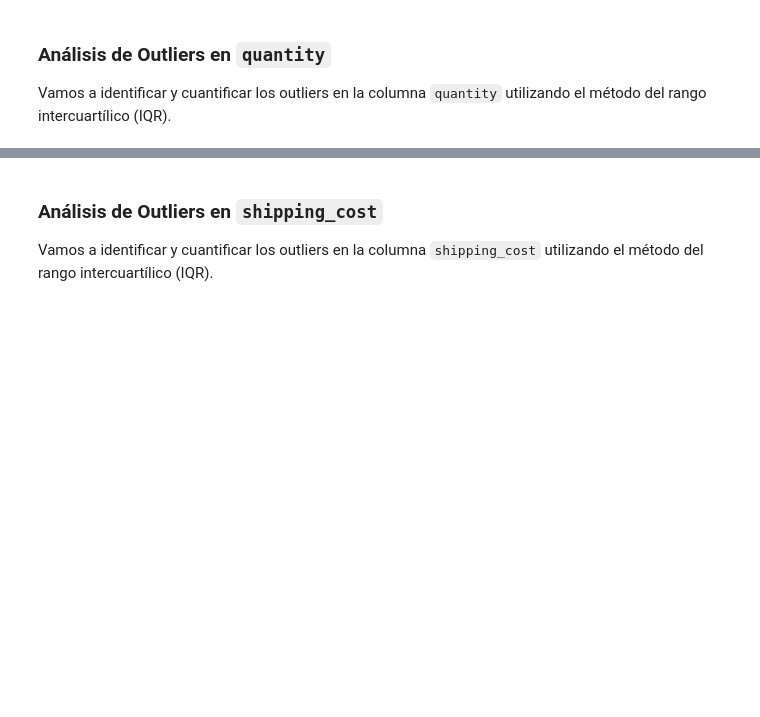
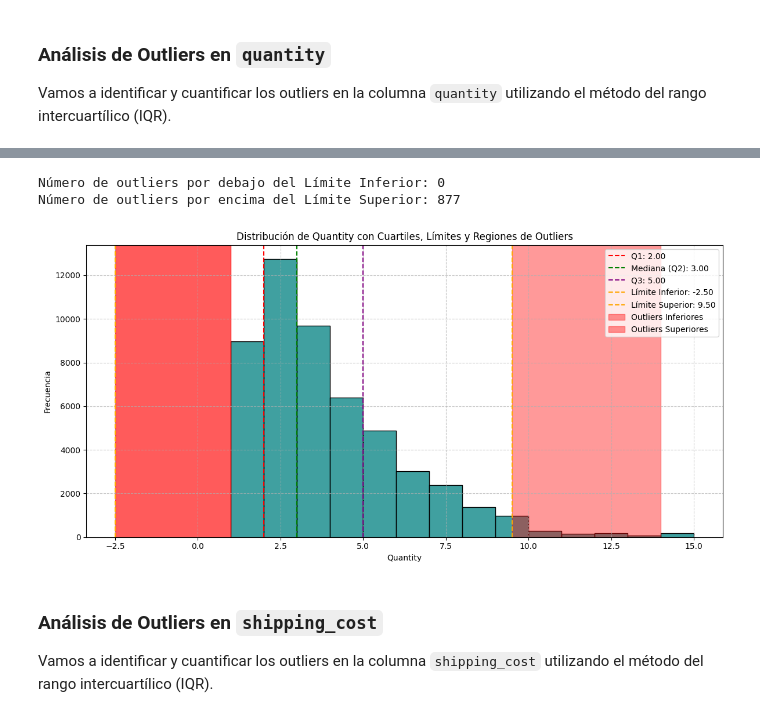
Before and after one commit to DAGP1145/MineriaDeDatos2, a Jupyter notebook: Dataset.ipynb, the cells around one changed output, grey strips where cells are left out. Cells and saved outputs as stored; diff of their text form; code cells hidden in the pictures; blank space fills up the shorter version.

```diff
--- a/Dataset.ipynb
+++ b/Dataset.ipynb
@@ -888,6 +1001,48 @@ Primeras 10 filas de outliers por quantity:
 | 252 | CA-2011-146591 | 2011-01-20 | 2011-01-21 | First Class | Toby Swindell | Consumer | Arizona | United States | US | ... |
 | 313 | IN-2011-85459 | 2011-01-24 | 2011-01-30 | Standard Class | Jill Matthias | Consumer | Wellington | New Zealand | APAC | ... |
 | 333 | ES-2011-3746760 | 2011-01-25 | 2011-02-01 | Standard Class | Filia McAdams | Corporate | North Rhine-Westphalia | Germany | EU | ... |
+# %%
+# --- Distribución y Outliers de 'quantity' ---
+Q2_quantity = df_borrador['quantity'].median()
+
+# Calcular outliers por debajo y por encima de los límites
+outliers_below_lower_quantity = df_borrador[df_borrador['quantity'] < lower_bound_quantity]
+outliers_above_upper_quantity = df_borrador[df_borrador['quantity'] > upper_bound_quantity]
+
+print(f"\nNúmero de outliers por debajo del Límite Inferior: {len(outliers_below_lower_quantity)}")
+print(f"Número de outliers por encima del Límite Superior: {len(outliers_above_upper_quantity)}")
+
+plt.figure(figsize=(12, 6))
+sns.histplot(df_borrador['quantity'], bins=range(int(df_borrador['quantity'].min()), int(df_borrador['quantity'].max()) + 2), kde=False, color='teal')
+
+# Añadir líneas verticales para los cuartiles y límites de outliers
+plt.axvline(Q1_quantity, color='red', linestyle='--', label=f'Q1: {Q1_quantity:.2f}')
+plt.axvline(Q2_quantity, color='green', linestyle='--', label=f'Mediana (Q2): {Q2_quantity:.2f}')
+plt.axvline(Q3_quantity, color='purple', linestyle='--', label=f'Q3: {Q3_quantity:.2f}')
+plt.axvline(lower_bound_quantity, color='orange', linestyle='--', label=f'Límite Inferior: {lower_bound_quantity:.2f}')
+plt.axvline(upper_bound_quantity, color='orange', linestyle='--', label=f'Límite Superior: {upper_bound_quantity:.2f}')
+
+# Resaltar las áreas de outliers
+# Ajuste para el rango de bins para evitar que el sombreado se extienda indefinidamente si los límites son muy extremos
+min_quantity_plot = df_borrador['quantity'].min()
+max_quantity_plot = df_borrador['quantity'].max()
+
+plt.axvspan(min_quantity_plot, min(lower_bound_quantity, max_quantity_plot), color='red', alpha=0.4, label='Outliers Inferiores')
+plt.axvspan(max(lower_bound_quantity, min_quantity_plot), lower_bound_quantity, color='red', alpha=0.4)
+
+plt.axvspan(upper_bound_quantity, max_quantity_plot, color='red', alpha=0.4, label='Outliers Superiores')
+
+plt.title('Distribución de Quantity con Cuartiles, Límites y Regiones de Outliers')
+plt.xlabel('Quantity')
+plt.ylabel('Frecuencia')
+plt.grid(True, linestyle='--', alpha=0.7)
+plt.legend()
+plt.tight_layout()
+plt.show()
+# %% [output]
+Número de outliers por debajo del Límite Inferior: 0
+Número de outliers por encima del Límite Superior: 877
+[figure, added]
 # %% [markdown]
 ### Análisis de Outliers en `shipping_cost`
 
```
Also changed, not shown: parts of 37 cells of this notebook.
